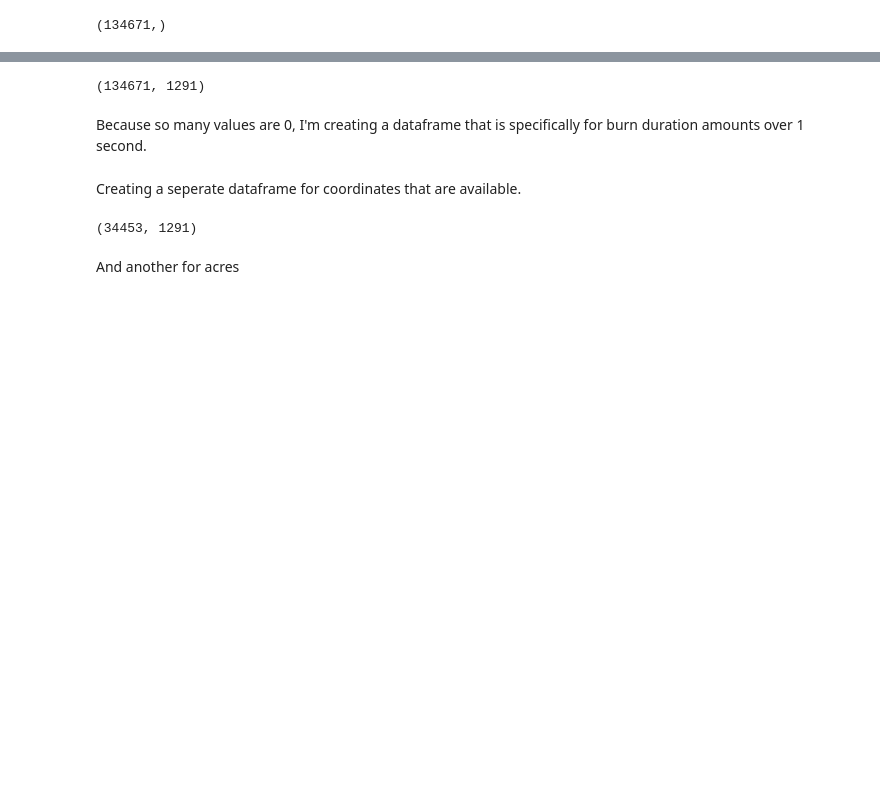
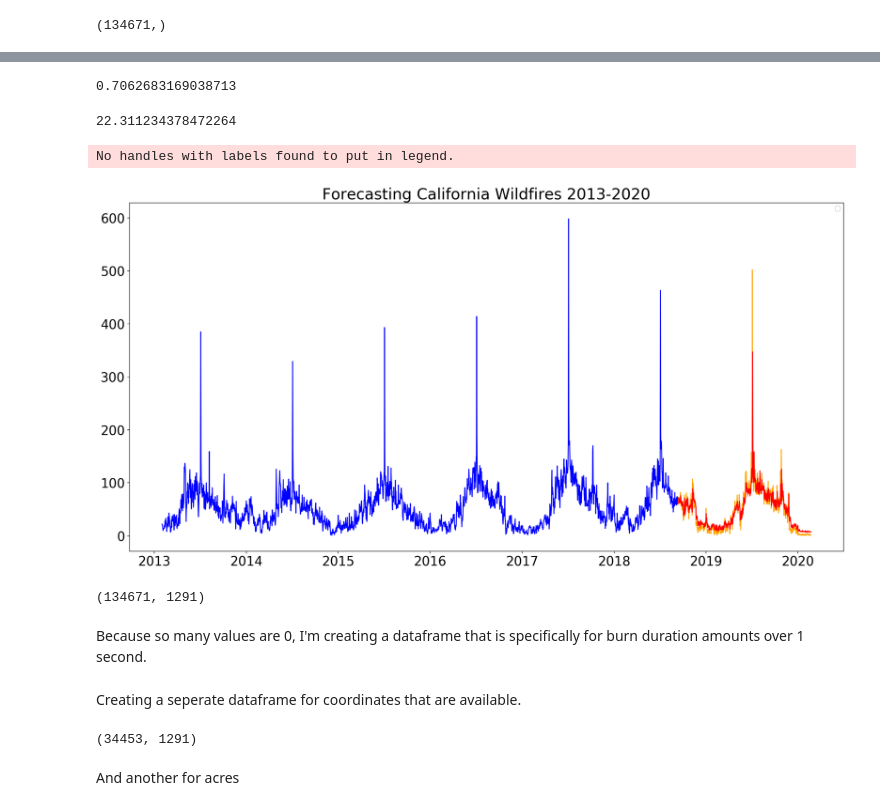
Before and after one commit to Davidloku1234567/Cal_Fire, a Jupyter notebook: cal_fire_data_w.ipynb, the cells around one changed output, grey strips where cells are left out. Saved outputs shown, nothing was run; the diff lists cells and outputs as text; code cells hidden in the pictures; blank space fills up the shorter version.

```diff
--- a/cal_fire_data_w.ipynb
+++ b/cal_fire_data_w.ipynb
@@ -120,0 +227,10 @@ df['fire_department_name'].shape
+# %%
+# Before fitting a model in statsmodels, what do we need
+# to do? (Hint: Think intercept.)
+X_train = sm.add_constant(X_train)
+X_test = sm.add_constant(X_test)
+
+
+
+# Confirm.
+X_train.head()
@@ -120,0 +245,7 @@ df['fire_department_name'].shape
+# %%
+X_train.dropna(inplace=True)
+y_train = y_train[X_train.index]
+# %%
+lm = sm.OLS(y_train, X_train)
+# %%
+lm_results = lm.fit()
@@ -121,3 +288,30 @@ df['fire_department_name'].shape
+# %%
+r2_score(y_test, lm_results.predict(X_test))
+# %% [output]
+0.7062683169038713
+# %%
+mean_squared_error(y_test, lm_results.predict(X_test)) ** 0.5
+# %% [output]
+22.311234378472264
+# %%
+
+plt.figure(figsize=(20,10))
+
+
+plt.plot(y_train.index, y_train.values, color = 'blue')
+
+plt.plot(y_test.index, y_test.values, color = 'orange')
+
+plt.plot(lm_results.predict(X_test), color = 'red')
+
+
+plt.title(label = 'Forecasting California Wildfires 2013-2020', fontsize=24)
+
+plt.xticks(fontsize=20)
+plt.yticks(fontsize=20);
+# %% [output]
+No handles with labels found to put in legend.
+[figure, added]
 # %%
 name_dummies = pd.get_dummies(df['fire_department_name'], drop_first=True)
 type_dummies = pd.get_dummies(df['type_descriptions'], drop_first=True)
```
Also changed, not shown: parts of 24 cells of this notebook, 1 other file.
